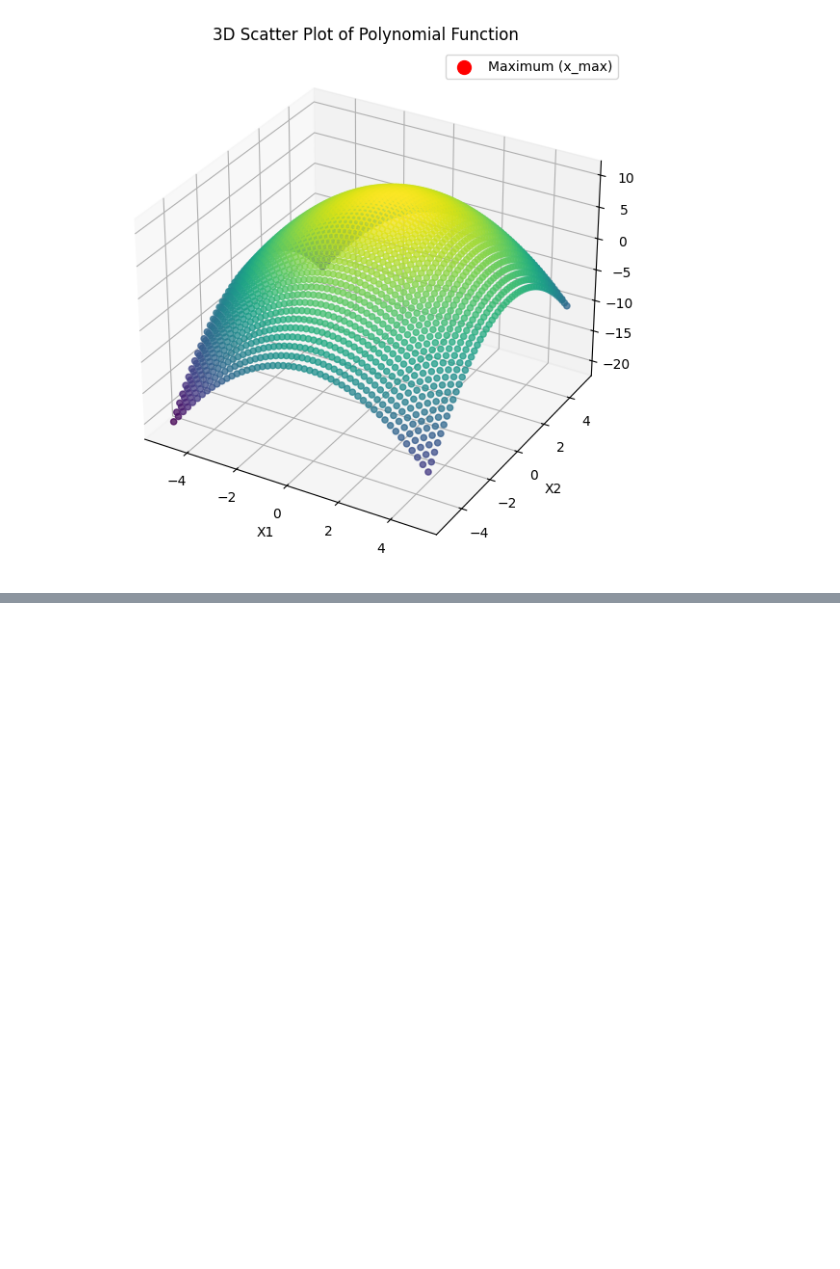
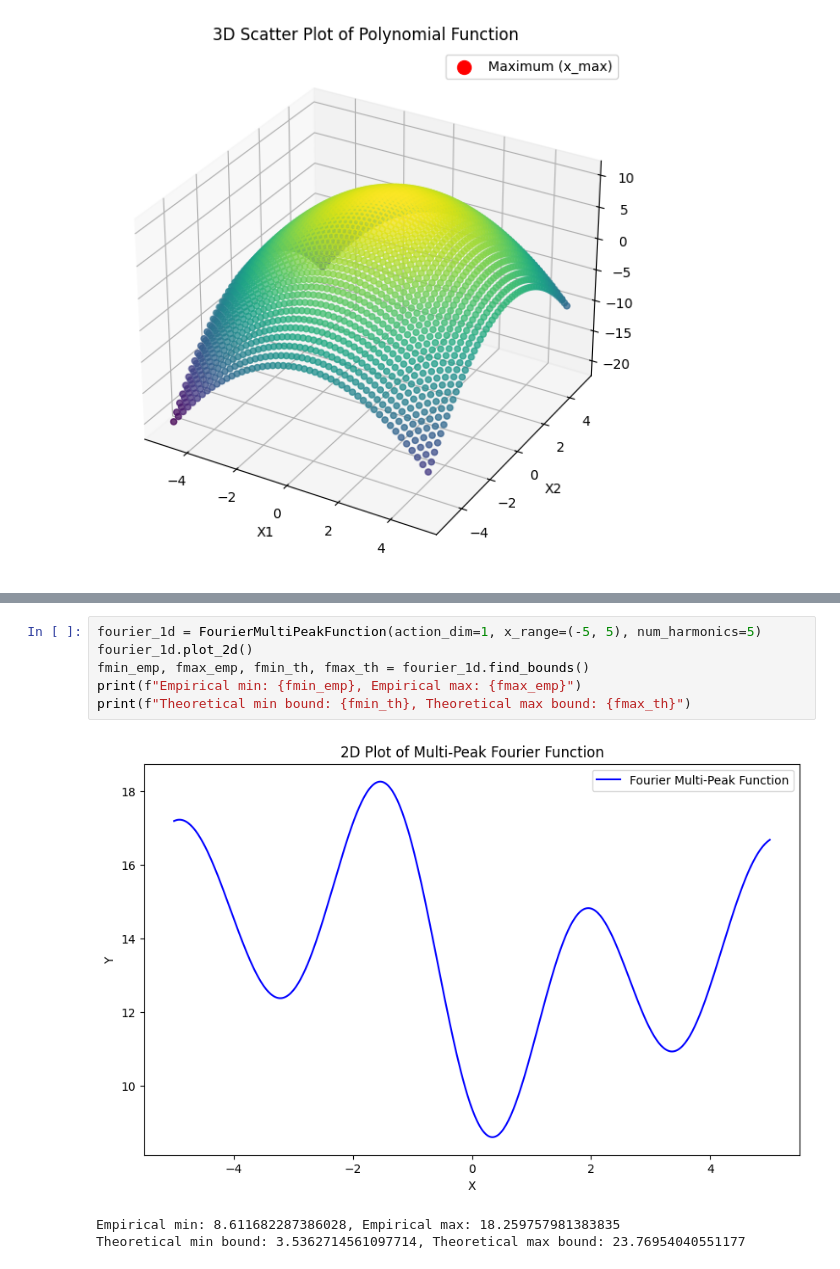
Before and after one commit to Jimvos32/Recurrent-PPO-Jax, a Jupyter notebook: src/tasks/envs/env_notebooks/functions_test.ipynb, the cells around one changed output, grey strips where cells are left out. Cells and saved outputs as stored; diff of their text form; blank space fills up the shorter version.

```diff
--- a/src/tasks/envs/env_notebooks/functions_test.ipynb
+++ b/src/tasks/envs/env_notebooks/functions_test.ipynb
@@ -485,0 +587,10 @@ poly_fn.plot_3d()
+# %%
+fourier_1d = FourierMultiPeakFunction(action_dim=1, x_range=(-5, 5), num_harmonics=5)
+fourier_1d.plot_2d()
+fmin_emp, fmax_emp, fmin_th, fmax_th = fourier_1d.find_bounds()
+print(f"Empirical min: {fmin_emp}, Empirical max: {fmax_emp}")
+print(f"Theoretical min bound: {fmin_th}, Theoretical max bound: {fmax_th}")
+# %% [output]
+[figure, added]
+Empirical min: 8.611682287386028, Empirical max: 18.259757981383835
+Theoretical min bound: 3.5362714561097714, Theoretical max bound: 23.76954040551177
```
Also changed, not shown: parts of 8 cells of this notebook, 20 other files.
